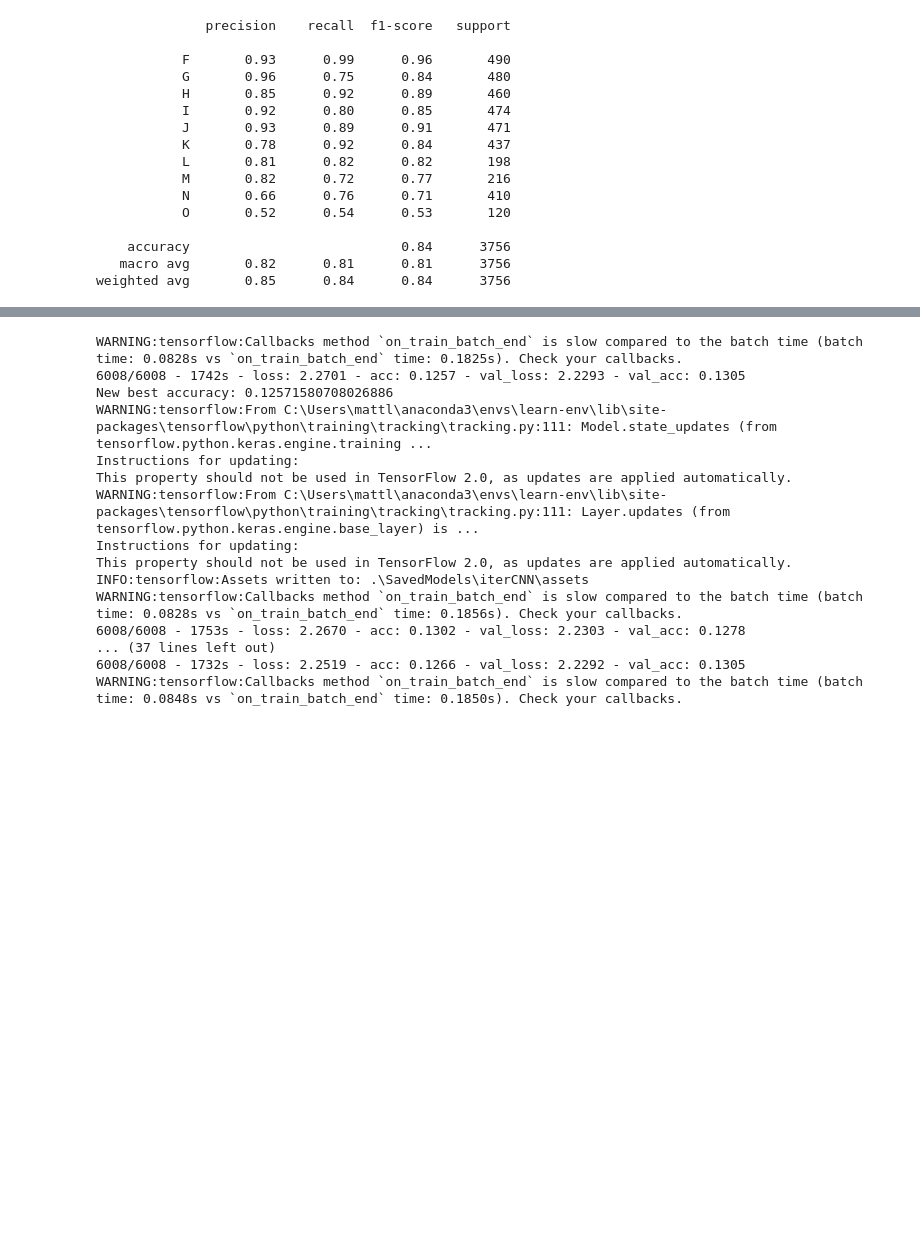
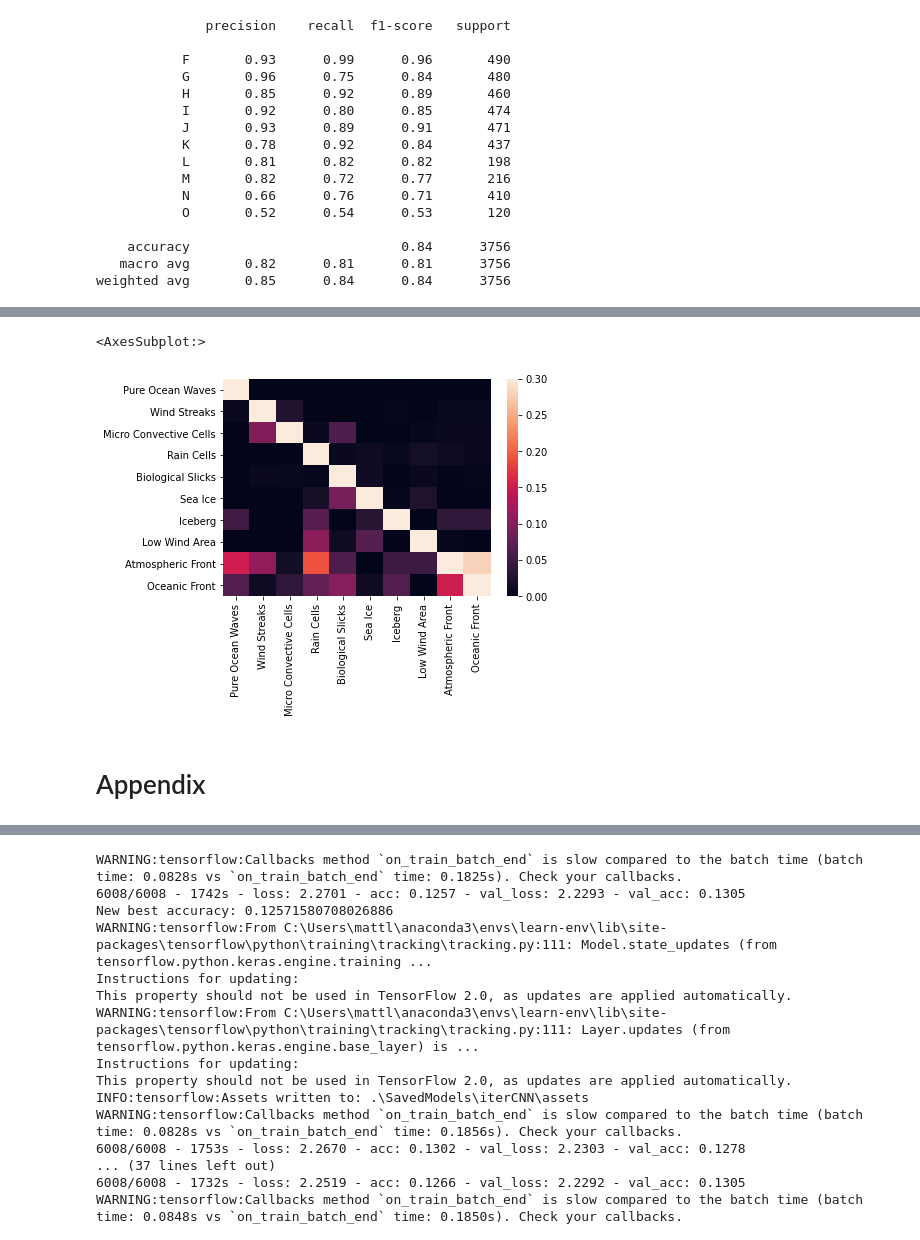
Before and after one commit to mattlegro/SAR-OceanImage-CNN, a Jupyter notebook: CNN_iters.ipynb, the cells around one changed output, grey strips where cells are left out. Cells and saved outputs as stored; diff of their text form; code cells hidden in the pictures; blank space fills up the shorter version.

```diff
--- a/CNN_iters.ipynb
+++ b/CNN_iters.ipynb
@@ -264,0 +515,3 @@ weighted avg       0.85      0.84      0.84      3756
+# %%
+scaled_conf = preprocessing.minmax_scale(conf_matrix.T).T
+scaled_conf
@@ -264,0 +539,8 @@ weighted avg       0.85      0.84      0.84      3756
+# %%
+ticklabels = class_df.categories
+sns.heatmap(scaled_conf,vmin = 0,vmax = 0.3, xticklabels = ticklabels, yticklabels = ticklabels)
+# %% [output]
+<AxesSubplot:>
+[figure, added]
+# %% [markdown]
+# Appendix
```
Also changed, not shown: parts of 36 cells of this notebook, 10 other files.
